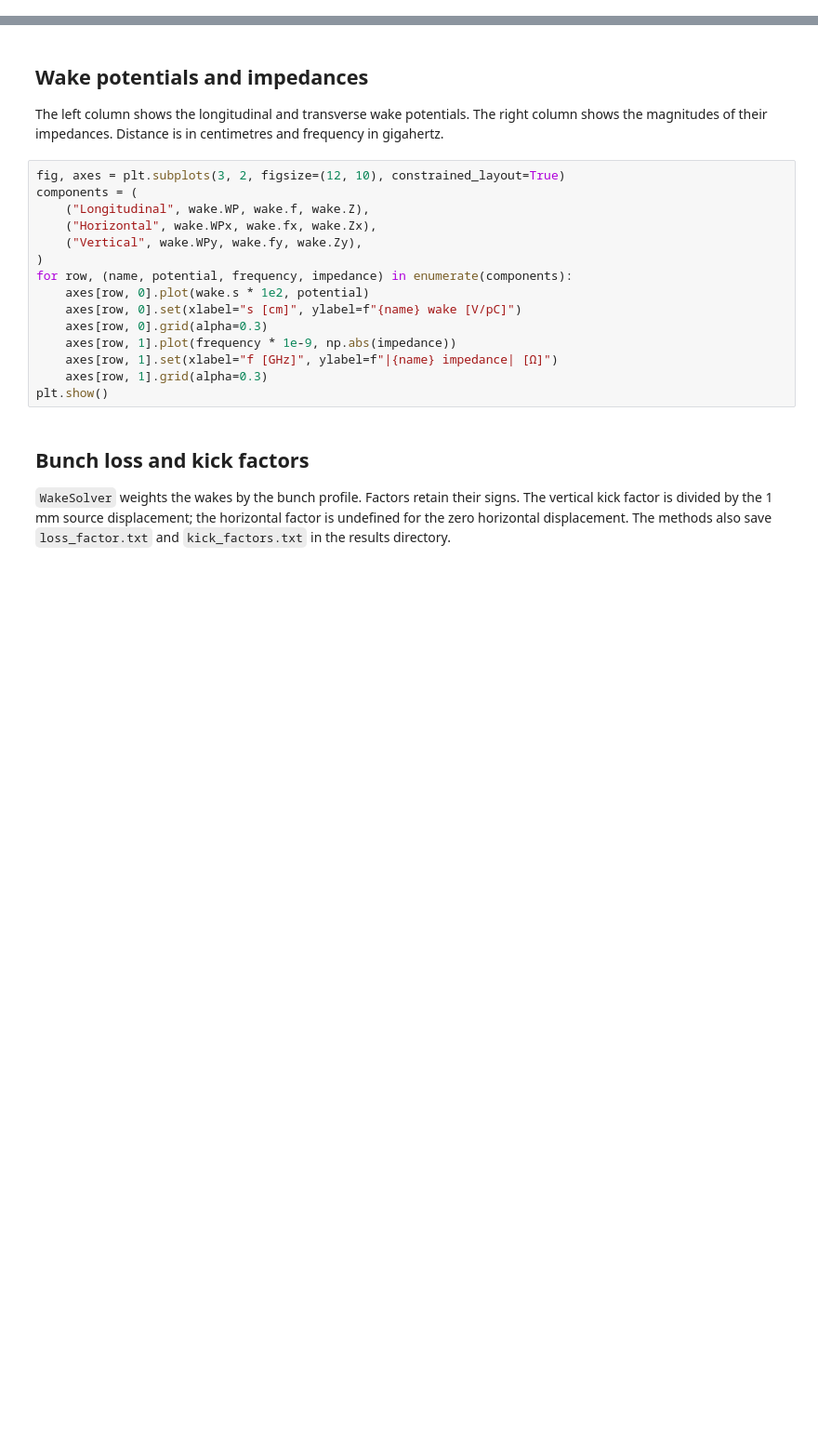
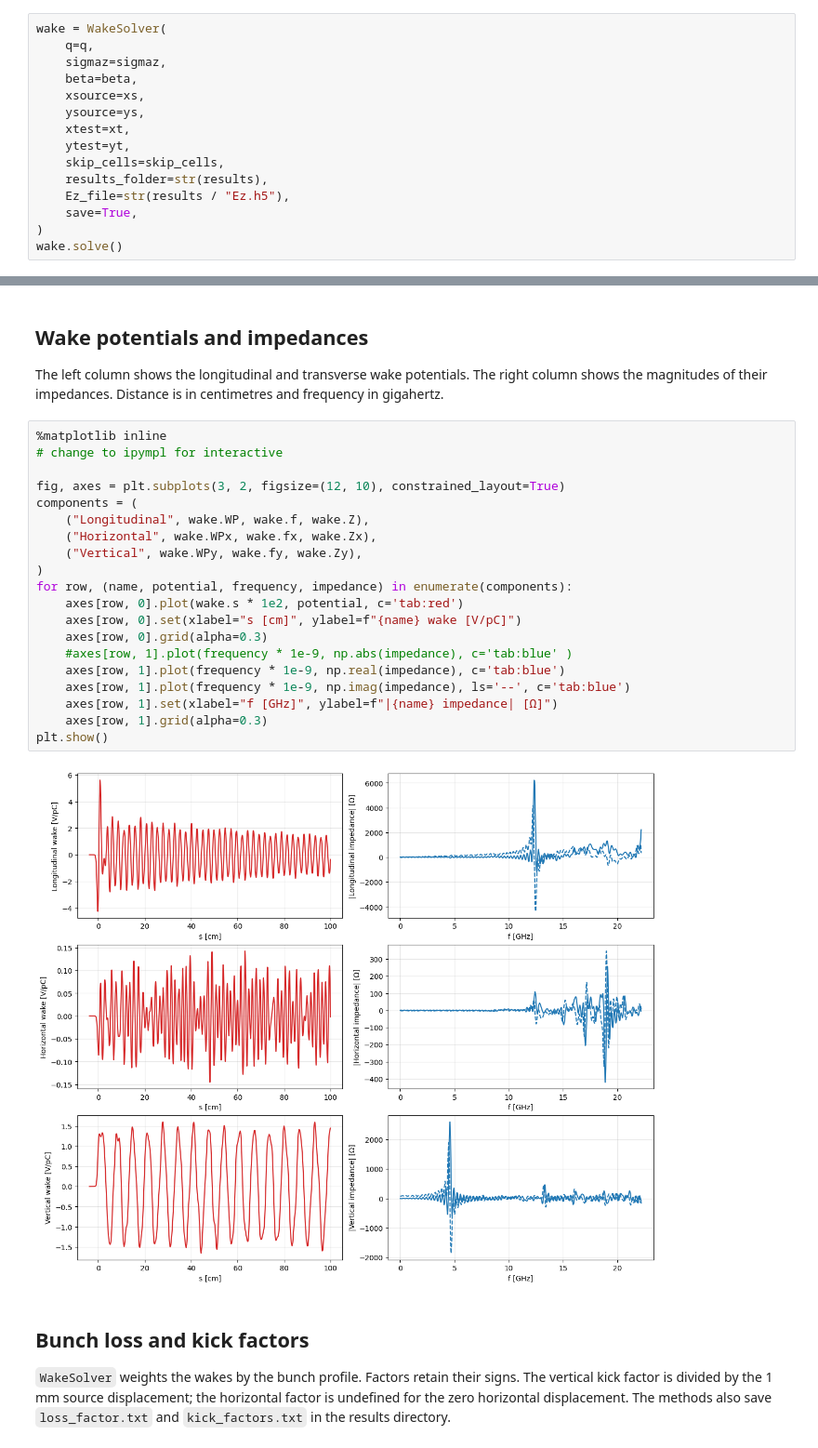
Before and after one commit to ImpedanCEI/Wakis, a Jupyter notebook: notebooks/001d_Wakefield-kick-loss-factors.ipynb, the cells around one changed output, grey strips where cells are left out. Shown at 93% size. Saved outputs shown, nothing was run; the diff lists cells and outputs as text; blank space fills up the shorter version.

```diff
--- a/notebooks/001d_Wakefield-kick-loss-factors.ipynb
+++ b/notebooks/001d_Wakefield-kick-loss-factors.ipynb
@@ -126,0 +201,15 @@ solver.wakesolve(
+# %%
+wake = WakeSolver(
+    q=q,
+    sigmaz=sigmaz,
+    beta=beta,
+    xsource=xs,
+    ysource=ys,
+    xtest=xt,
+    ytest=yt,
+    skip_cells=skip_cells,
+    results_folder=str(results),
+    Ez_file=str(results / "Ez.h5"),
+    save=True,
+)
+wake.solve()
@@ -129,20 +231,27 @@ solver.wakesolve(
 
 The left column shows the longitudinal and transverse wake potentials. The right column shows the magnitudes of their impedances. Distance is in centimetres and frequency in gigahertz.
 # %%
+%matplotlib inline
+# change to ipympl for interactive
+
 fig, axes = plt.subplots(3, 2, figsize=(12, 10), constrained_layout=True)
 components = (
     ("Longitudinal", wake.WP, wake.f, wake.Z),
     ("Horizontal", wake.WPx, wake.fx, wake.Zx),
     ("Vertical", wake.WPy, wake.fy, wake.Zy),
 )
 for row, (name, potential, frequency, impedance) in enumerate(components):
-    axes[row, 0].plot(wake.s * 1e2, potential)
+    axes[row, 0].plot(wake.s * 1e2, potential, c='tab:red')
     axes[row, 0].set(xlabel="s [cm]", ylabel=f"{name} wake [V/pC]")
     axes[row, 0].grid(alpha=0.3)
-    axes[row, 1].plot(frequency * 1e-9, np.abs(impedance))
+    #axes[row, 1].plot(frequency * 1e-9, np.abs(impedance), c='tab:blue' )
+    axes[row, 1].plot(frequency * 1e-9, np.real(impedance), c='tab:blue')
+    axes[row, 1].plot(frequency * 1e-9, np.imag(impedance), ls='--', c='tab:blue')
     axes[row, 1].set(xlabel="f [GHz]", ylabel=f"|{name} impedance| [Ω]")
     axes[row, 1].grid(alpha=0.3)
 plt.show()
+# %% [output]
+[figure, added]
 # %% [markdown]
 ## Bunch loss and kick factors
 
```
Also changed, not shown: parts of 12 cells of this notebook.
